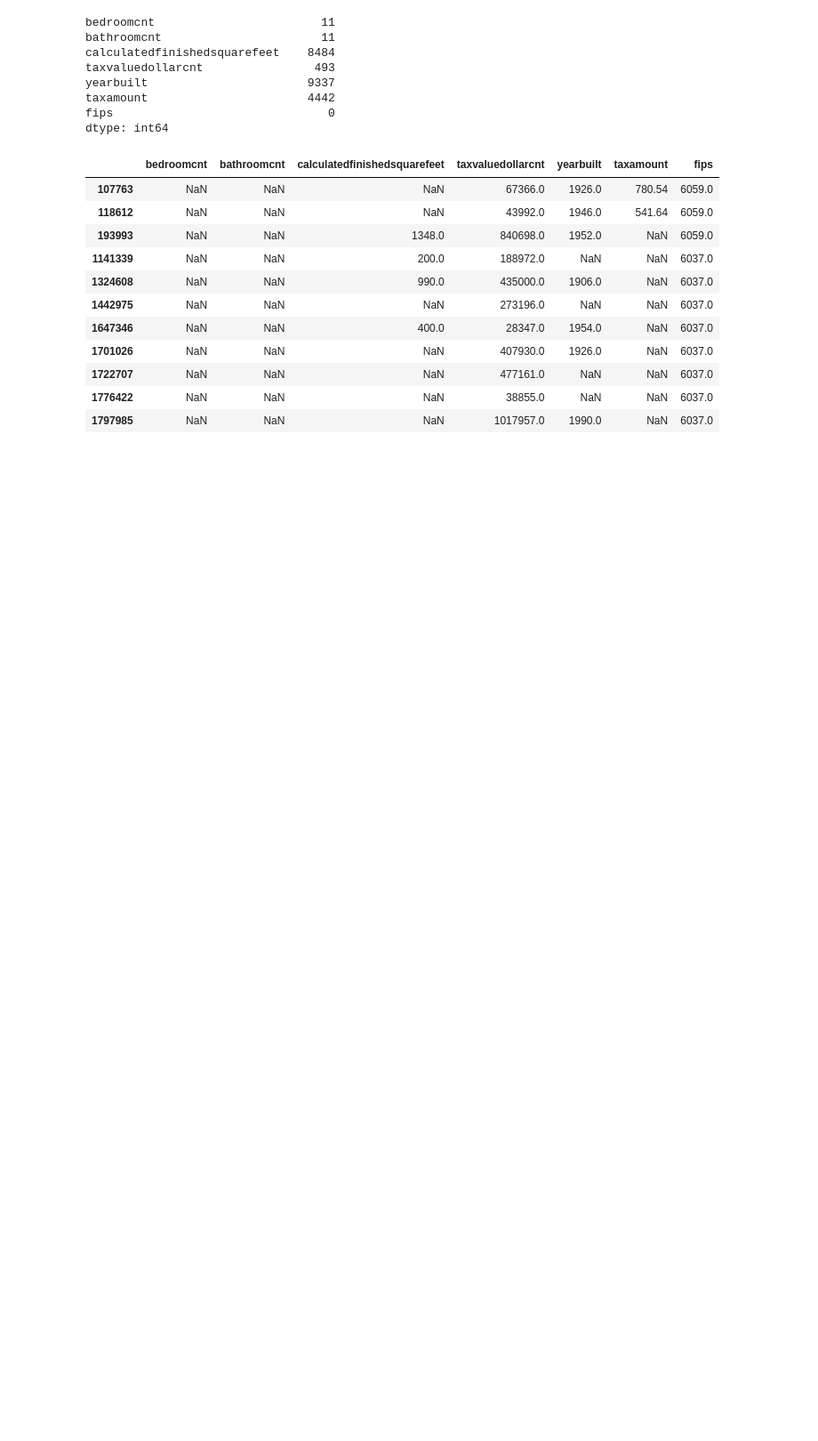
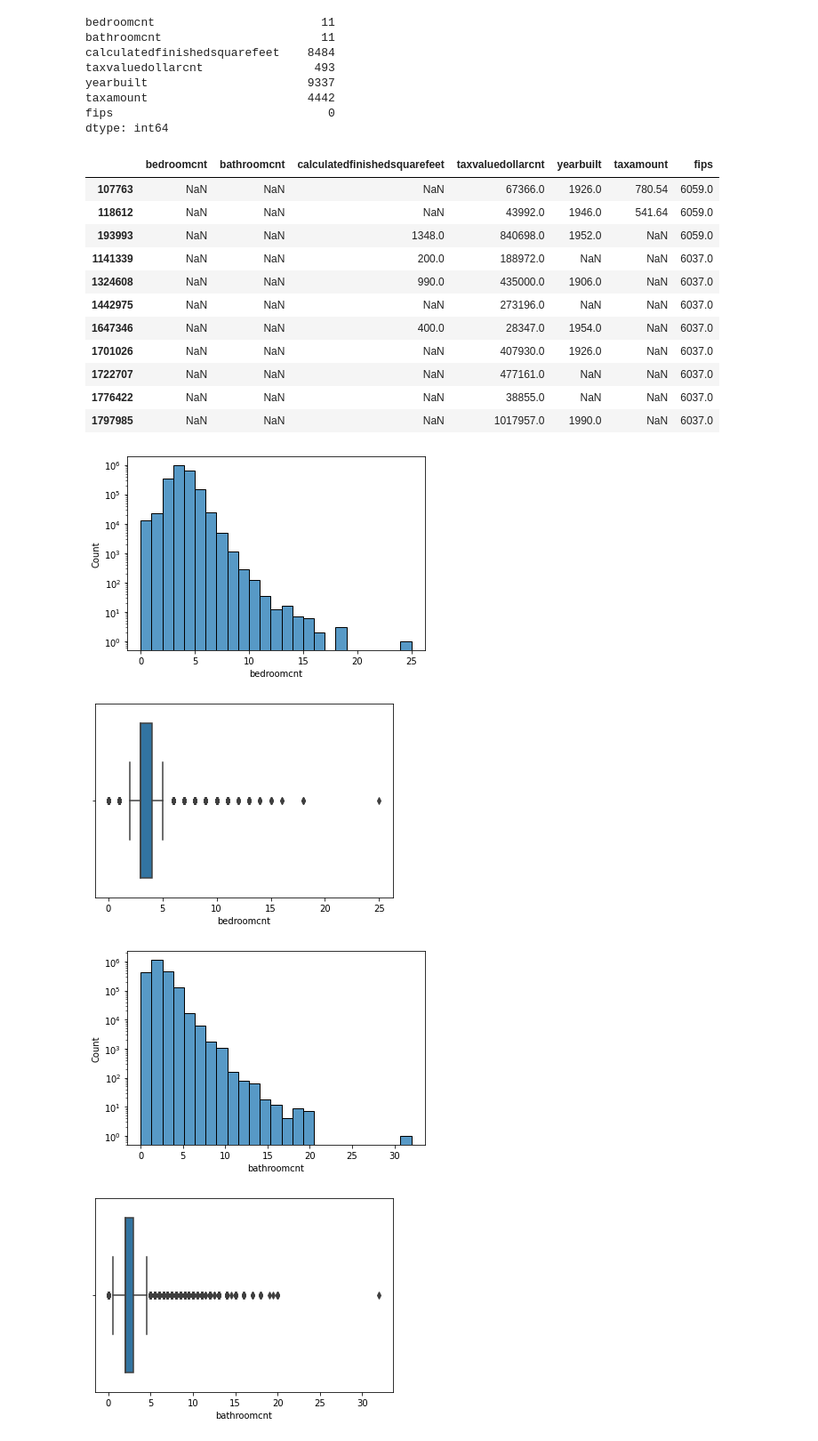
Before and after one commit to lainslie-18/regression-exercises, a Jupyter notebook: wrangle.ipynb, the cells around one changed output. Shown at 89% size. Drawn from its saved outputs; the diff is of its cells as text; code cells hidden in the pictures; blank space fills up the shorter version.

```diff
--- a/wrangle.ipynb
+++ b/wrangle.ipynb
@@ -34,9 +37,27 @@ def query_zillow_data():
     This function uses the get_connection function to connect to the zillow database and returns the zillow_sql_query read into a pandas dataframe
     '''
     return pd.read_sql(zillow_sql_query,get_connection('zillow'))
+# %%
+def get_zillow_data():
+    '''
+    This function checks for a local zillow.csv file and reads it into a pandas dataframe, if it exists. If not, it uses the get_connection & query_zillow_data functions to query the data and write it locally to a csv file
+    '''
+    # If csv file exists locally, read in data from csv file.
+    if os.path.isfile('zillow.csv'):
+        df = pd.read_csv('zillow.csv', index_col=0)
+
+    else:
+
+        # Query and read data from zillow_churn database
+        df = query_zillow_data()
+
+        # Cache data
+        df.to_csv('zillow.csv')
+
+    return df
 # %%
 # Assign dataframe to a variable
-df = query_zillow_data()
+df = get_zillow_data()
 df.head()
 # %% [output]
 |  | bedroomcnt | bathroomcnt | calculatedfinishedsquarefeet | taxvaluedollarcnt | yearbuilt | taxamount | fips |
@@ -138,3 +181,16 @@ df[df.bedroomcnt.isnull()]
 | 1722707 | NaN | NaN | NaN | 477161.0 | NaN | NaN | 6037.0 |
 | 1776422 | NaN | NaN | NaN | 38855.0 | NaN | NaN | 6037.0 |
 | 1797985 | NaN | NaN | NaN | 1017957.0 | 1990.0 | NaN | 6037.0 |
+# %%
+num_cols = ['bedroomcnt', 'bathroomcnt', 'calculatedfinishedsquarefeet',
+            'taxvaluedollarcnt', 'taxamount' ]
+for col in num_cols:
+    sns.histplot(df[col], log_scale=[False,True], bins=25)
+    plt.show()
+    sns.boxplot(df[col])
+    plt.show()
+# %% [output]
+[figure, added]
+[figure, added]
+[figure, added]
+[figure, added]
```
Also changed, not shown: parts of 28 cells of this notebook, 2 other files.
